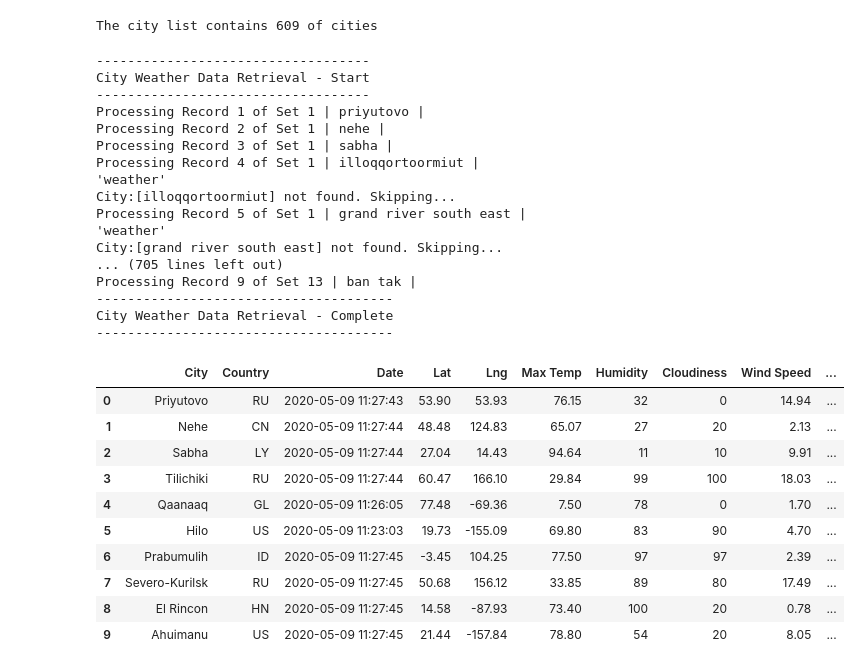
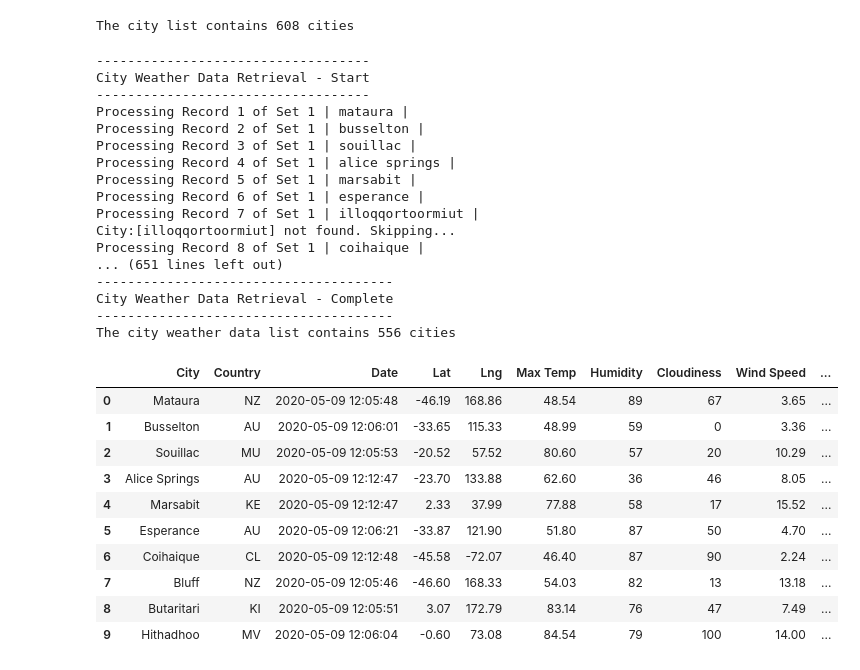
Before and after one commit to berndab/world_weather_analysis, a Jupyter notebook: Weather_Database.ipynb, the cells around one changed output. Cells and saved outputs as stored; diff of their text form; code cells hidden in the pictures.

Commit message:
Adding challenge Jupyter Notebook and output data

```diff
--- a/Weather_Database.ipynb
+++ b/Weather_Database.ipynb
@@ -35,28 +43,30 @@ coordinates = list(lat_lngs)
 #           Get Nearest Cities              #
 #############################################
 # %%
-# Get list of cities from coordinates.
+# list to hold city names.
 cities = []
+
 # Identify the nearest city for each latitude and longitude combination.
 for coordinate in coordinates:
     city = citipy.nearest_city(coordinate[0], coordinate[1]).city_name
 
-    # If the city bane is not in the list add it to the list
+    # If the city nane is not in the list, add it to the list.
     if city not in cities:
         cities.append(city)
 
-# The number of cities in the list
+# The number of cities in the list.
 number_of_cities = len(cities)
 
-print(f"The city list contains {number_of_cities} of cities")
+# Print the number of cities in the list.
+print(f"The city list contains {number_of_cities} cities")
 # %% [output]
-The city list contains 609 of cities
+The city list contains 608 cities
 # %%
 #############################################
 #     Get Current Weather for Cities        #
 #############################################
 # %%
-# Current weather request url
+# weather API url to request a cities' current weather
 url_city_current_weather = "http://api.openweathermap.org/data/2.5/weather?units=Imperial&APPID=" + weather_api_key + "&q="
 
 # Print the beginning of the logging.
@@ -64,8 +74,8 @@ print("-----------------------------------")
 print("City Weather Data Retrieval - Start")
 print("-----------------------------------")
 
-# Create an empty list to hold the weather data.
-city_data = []
+# List to hold city weather data.
+city_weather_data = []
 
 # Create counters.
 record_count = 1
@@ -94,19 +104,19 @@ for i, city in enumerate(cities):
         # Request current weather for city
         city_weather = requests.get(url_city_current_weather + city).json()
 
-        # Get the text discription of the city weather
+        # Get city weather description
         city_weather_description = city_weather["weather"][0]["description"]
 
-        # If the weather description contains the word 'rain'
-        # check for total rain accumulation last three hours
+        # If city weather description has 'rain' in it,
+        # check for total rain accumulation last three hours.
         if city_weather_description.lower().find("rain") > -1:
             try:
                 city_weather_rain_last_3_hrs = city_weather["rain"]["3h"]
             except(Exception) as e:
                 city_weather_rain_last_3_hrs = 0
 
-        # If the weather description contains the word 'sbow'
-        # check for total snow accumulation last three hours
+        # If city weather description has 'snow' in it,
+        # check for total snow accumulation last three hours.
         if city_weather_description.find("snow") > -1:
             try:
                 city_weather_rain_last_3_hrs = city_weather["snow"]["3h"]
@@ -114,7 +124,7 @@ for i, city in enumerate(cities):
                 city_weather_rain_last_3_hrs = 0
 
         # Append the city information into city_data list.
-        city_data.append({
+        city_weather_data.append({
                             "City"       : city.title(),
                             "Country"    : city_weather["sys"]["country"],
                             "Date"       : datetime.utcfromtimestamp(city_weather["dt"]).strftime('%Y-%m-%d %H:%M:%S'),
@@ -127,11 +137,10 @@ for i, city in enumerate(cities):
                             "Current Description"           : city_weather_description,
                             "Rain Inches (last 3 hrs)"      : city_weather_rain_last_3_hrs,
                             "Snow Inch as ees (last 3 hrs)" : city_weather_snow_last_3_hrs
-        })
+                                })
 
     # If an error is experienced, skip the city.
     except Exception as e:
-        print(e)
         print(f"City:[{city}] not found. Skipping...")
         pass
 
@@ -139,38 +148,43 @@ for i, city in enumerate(cities):
 print("--------------------------------------")
 print("City Weather Data Retrieval - Complete")
 print("--------------------------------------")
+
+# Get number of cities with weather data
+number_of_cities_w_weather_data = len(city_weather_data)
+
+print(f"The city weather data list contains {number_of_cities_w_weather_data} cities")
 # %% [output]
 -----------------------------------
 City Weather Data Retrieval - Start
 -----------------------------------
-Processing Record 1 of Set 1 | priyutovo |
-Processing Record 2 of Set 1 | nehe |
-Processing Record 3 of Set 1 | sabha |
-Processing Record 4 of Set 1 | illoqqortoormiut |
-'weather'
+Processing Record 1 of Set 1 | mataura |
+Processing Record 2 of Set 1 | busselton |
+Processing Record 3 of Set 1 | souillac |
+Processing Record 4 of Set 1 | alice springs |
+Processing Record 5 of Set 1 | marsabit |
+Processing Record 6 of Set 1 | esperance |
+Processing Record 7 of Set 1 | illoqqortoormiut |
 City:[illoqqortoormiut] not found. Skipping...
-Processing Record 5 of Set 1 | grand river south east |
-'weather'
-City:[grand river south east] not found. Skipping...
-... (705 lines left out)
-Processing Record 9 of Set 13 | ban tak |
+Processing Record 8 of Set 1 | coihaique |
+... (651 lines left out)
 --------------------------------------
 City Weather Data Retrieval - Complete
 --------------------------------------
+The city weather data list contains 556 cities
 # %%
 # Convert the array of dictionaries to a Pandas DataFrame.
-city_data_df = pd.DataFrame(city_data)
+city_data_df = pd.DataFrame(city_weather_data)
 city_data_df.head(10)
 # %% [output]
 |  | City | Country | Date | Lat | Lng | Max Temp | Humidity | Cloudiness | Wind Speed | ... |
-| 0 | Priyutovo | RU | 2020-05-09 11:27:43 | 53.90 | 53.93 | 76.15 | 32 | 0 | 14.94 | ... |
-| 1 | Nehe | CN | 2020-05-09 11:27:44 | 48.48 | 124.83 | 65.07 | 27 | 20 | 2.13 | ... |
-| 2 | Sabha | LY | 2020-05-09 11:27:44 | 27.04 | 14.43 | 94.64 | 11 | 10 | 9.91 | ... |
-| 3 | Tilichiki | RU | 2020-05-09 11:27:44 | 60.47 | 166.10 | 29.84 | 99 | 100 | 18.03 | ... |
-| 4 | Qaanaaq | GL | 2020-05-09 11:26:05 | 77.48 | -69.36 | 7.50 | 78 | 0 | 1.70 | ... |
-| 5 | Hilo | US | 2020-05-09 11:23:03 | 19.73 | -155.09 | 69.80 | 83 | 90 | 4.70 | ... |
-| 6 | Prabumulih | ID | 2020-05-09 11:27:45 | -3.45 | 104.25 | 77.50 | 97 | 97 | 2.39 | ... |
-| 7 | Severo-Kurilsk | RU | 2020-05-09 11:27:45 | 50.68 | 156.12 | 33.85 | 89 | 80 | 17.49 | ... |
-| 8 | El Rincon | HN | 2020-05-09 11:27:45 | 14.58 | -87.93 | 73.40 | 100 | 20 | 0.78 | ... |
-| 9 | Ahuimanu | US | 2020-05-09 11:27:45 | 21.44 | -157.84 | 78.80 | 54 | 20 | 8.05 | ... |
+| 0 | Mataura | NZ | 2020-05-09 12:05:48 | -46.19 | 168.86 | 48.54 | 89 | 67 | 3.65 | ... |
+| 1 | Busselton | AU | 2020-05-09 12:06:01 | -33.65 | 115.33 | 48.99 | 59 | 0 | 3.36 | ... |
+| 2 | Souillac | MU | 2020-05-09 12:05:53 | -20.52 | 57.52 | 80.60 | 57 | 20 | 10.29 | ... |
+| 3 | Alice Springs | AU | 2020-05-09 12:12:47 | -23.70 | 133.88 | 62.60 | 36 | 46 | 8.05 | ... |
+| 4 | Marsabit | KE | 2020-05-09 12:12:47 | 2.33 | 37.99 | 77.88 | 58 | 17 | 15.52 | ... |
+| 5 | Esperance | AU | 2020-05-09 12:06:21 | -33.87 | 121.90 | 51.80 | 87 | 50 | 4.70 | ... |
+| 6 | Coihaique | CL | 2020-05-09 12:12:48 | -45.58 | -72.07 | 46.40 | 87 | 90 | 2.24 | ... |
+| 7 | Bluff | NZ | 2020-05-09 12:05:46 | -46.60 | 168.33 | 54.03 | 82 | 13 | 13.18 | ... |
+| 8 | Butaritari | KI | 2020-05-09 12:05:51 | 3.07 | 172.79 | 83.14 | 76 | 47 | 7.49 | ... |
+| 9 | Hithadhoo | MV | 2020-05-09 12:06:04 | -0.60 | 73.08 | 84.54 | 79 | 100 | 14.00 | ... |
 # %%
```
Also changed, not shown: parts of 3 cells of this notebook, 1 other file.
